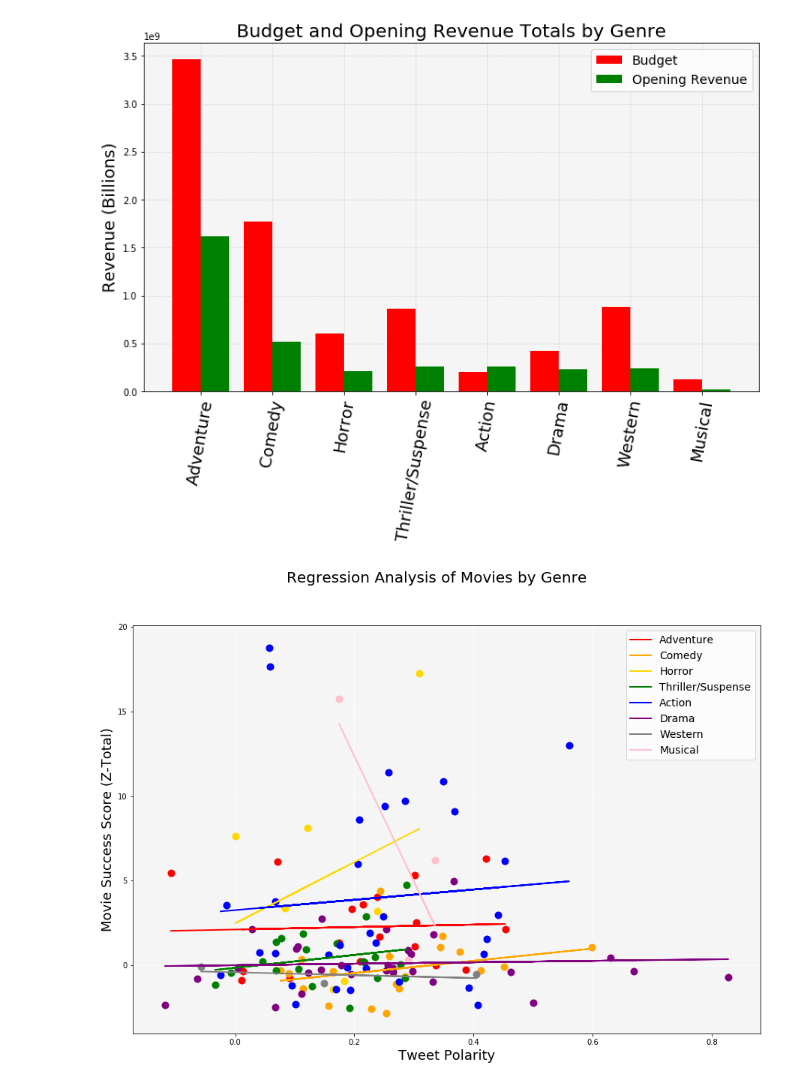
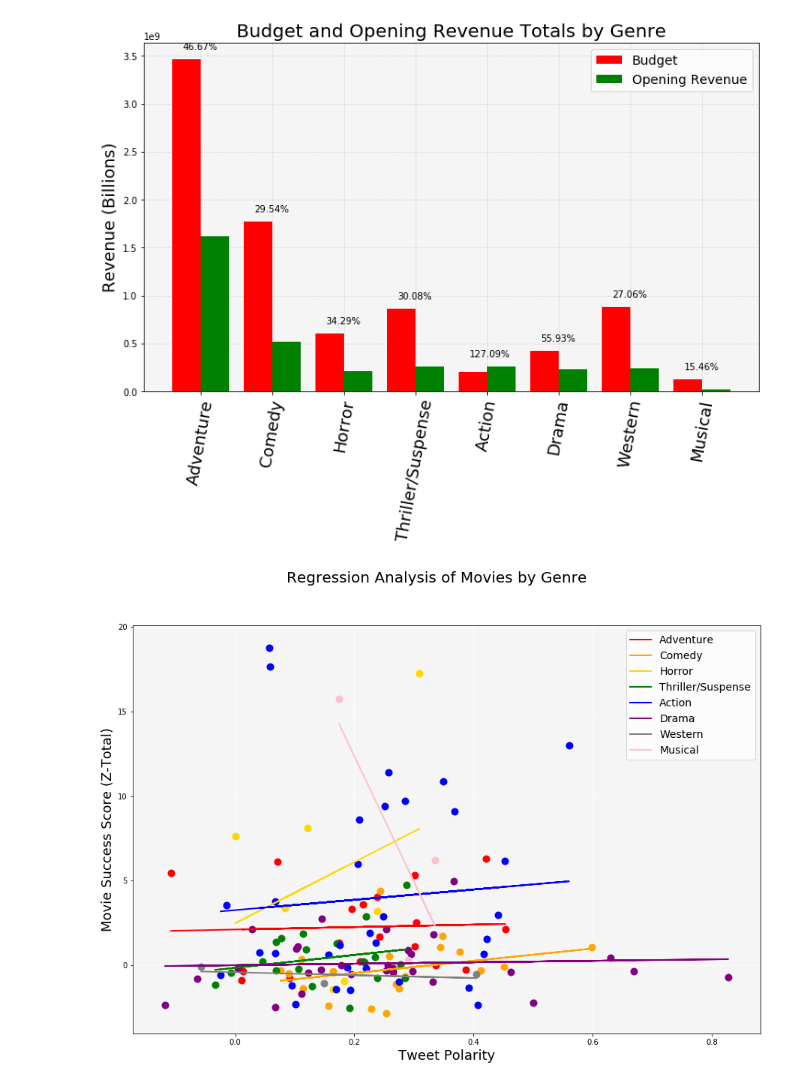
Before and after one commit to Jayleh/dream-reapers, a Jupyter notebook: graphing.ipynb, the cells around one changed output. Drawn from its saved outputs; the diff is of its cells as text; code cells hidden in the pictures.

```diff
--- a/graphing.ipynb
+++ b/graphing.ipynb
@@ -53,31 +54,29 @@ title_index_df = movie_data_df.set_index(['title'])
 # %%
 #1 matt: compare revenue and opening weekend revenue sorted by genre
 plt.figure(figsize=(12, 7))
-
 plt.bar(np.arange(len(groupedSummary))-.20, groupedSummary['budget'], color = "red", width = .4, label = "Budget")
 plt.bar(np.arange(len(groupedSummary))+.20, groupedSummary['opening'], color = "green", width = .4, label = "Opening Revenue")
+tick_location = np.arange(len(groupedSummary))
+for x in tick_location:
+    ratio = (100 * groupedSummary['opening'][x] / groupedSummary['budget'][x]).round(2)
+    percent = str(ratio) +'%'
+    plt.text(x-.25, max(groupedSummary['opening'][x],groupedSummary['budget'][x])+100000000, percent)
 
-tick_location = np.arange(len(groupedSummary))
 plt.xticks(tick_location, genres, rotation=80, fontsize=18)
-
 plt.title("Budget and Opening Revenue Totals by Genre", fontsize=20)
 # plt.xlabel("Genre", fontsize=18)
 plt.ylabel("Revenue (Billions)", fontsize=18)
-
 plt.legend(fontsize=14)
-
 # Set axes background color
 ax = plt.gca()
 ax.set_facecolor('whitesmoke')
-
 # Insert grid lines and set behind plot elements
 ax.grid(linestyle='--', color='lightgrey', alpha=0.8)
 ax.set_axisbelow(True)
-
 plt.savefig("images/GenreBudgetRevenue.png", bbox_inches="tight")
 plt.show()
 # %% [output]
-[figure, old version]
+[figure, new version]
 # %%
 #2 genre sentiment vs score with regression
 colors = ["red","orange","gold","green","blue","purple","grey","pink","black","brown"]
```
Also changed, not shown: parts of 4 cells of this notebook, 5 other files.
